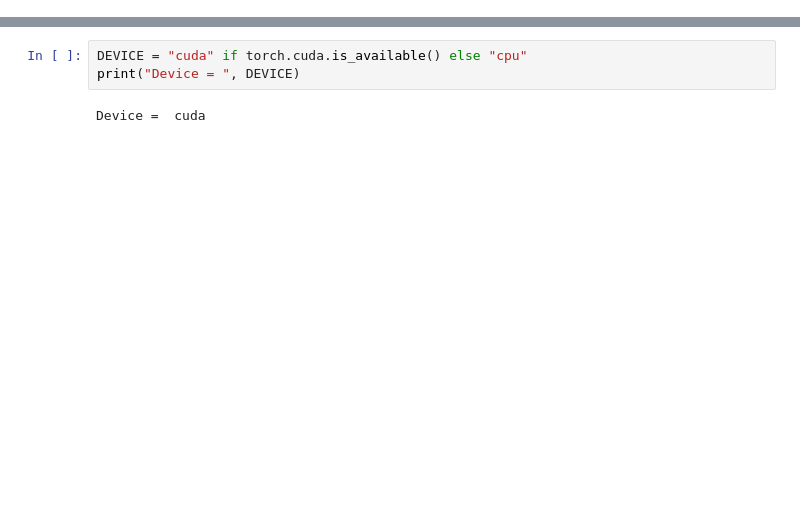
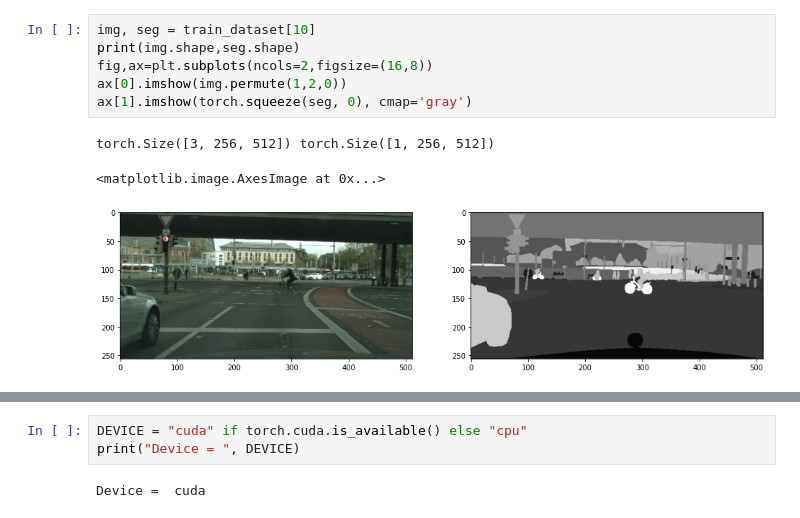
Before and after one commit to starlordvk/image-segmentation-for-newbies-pytorch, a Jupyter notebook: U-Net.ipynb, the cells around one changed output, grey strips where cells are left out. Cells and saved outputs as stored; diff of their text form; blank space fills up the shorter version.

```diff
--- a/U-Net.ipynb
+++ b/U-Net.ipynb
@@ -30,0 +77,10 @@ Shape of smnt =  torch.Size([32, 4, 1024, 2048])
+# %%
+img, seg = train_dataset[10]
+print(img.shape,seg.shape)
+fig,ax=plt.subplots(ncols=2,figsize=(16,8))
+ax[0].imshow(img.permute(1,2,0))
+ax[1].imshow(torch.squeeze(seg, 0), cmap='gray')
+# %% [output]
+torch.Size([3, 256, 512]) torch.Size([1, 256, 512])
+<matplotlib.image.AxesImage at 0x...>
+[figure, added]
```
Also changed, not shown: parts of 8 cells of this notebook, 1 other file.
